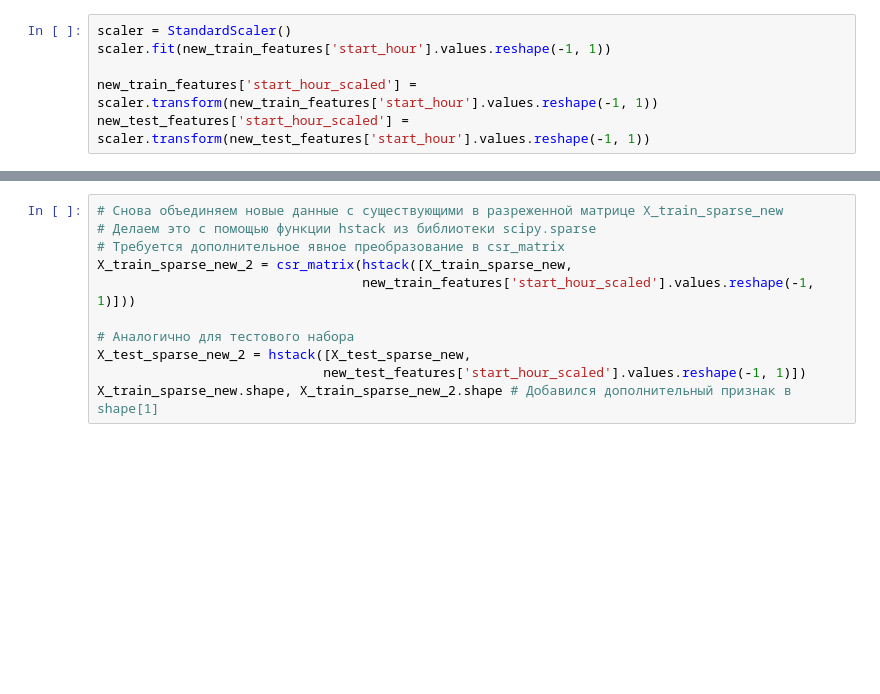
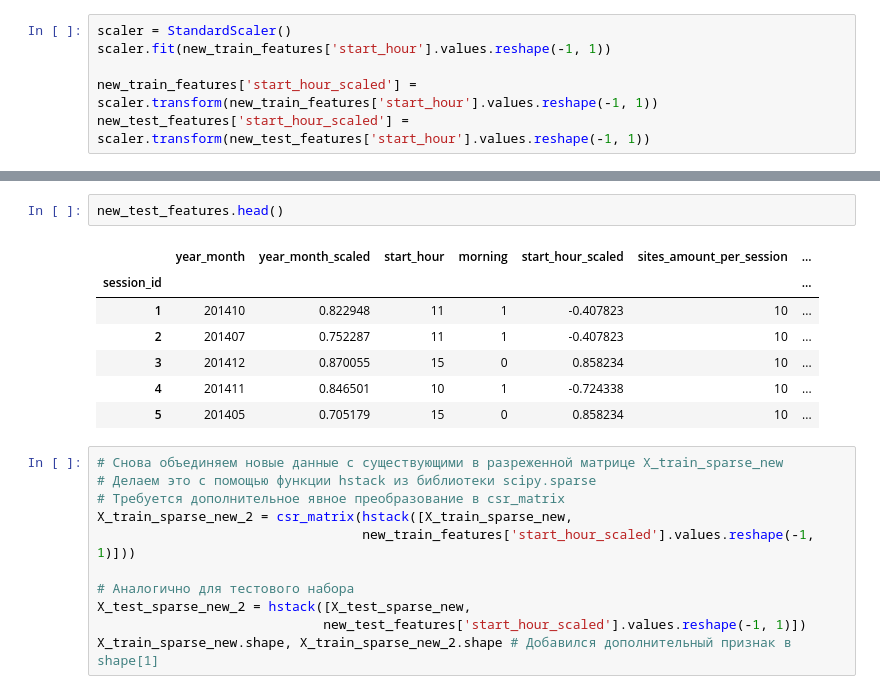
Before and after one commit to Noegon/mlcourse.ai, a Jupyter notebook: jupyter_russian/topic04_linear_models/lesson4_practice_alice_benchmarks.ipynb, the cells around one changed output, grey strips where cells are left out. Drawn from its saved outputs; the diff is of its cells as text; blank space fills up the shorter version.

```diff
--- a/jupyter_russian/topic04_linear_models/lesson4_practice_alice_benchmarks.ipynb
+++ b/jupyter_russian/topic04_linear_models/lesson4_practice_alice_benchmarks.ipynb
@@ -320,3 +409,13 @@ new_train_features.head()
+# %%
+new_test_features.head()
+# %% [output]
+|  | year_month | year_month_scaled | start_hour | morning | start_hour_scaled | sites_amount_per_session | ... |
+| session_id |  |  |  |  |  |  | ... |
+| 1 | 201410 | 0.822948 | 11 | 1 | -0.407823 | 10 | ... |
+| 2 | 201407 | 0.752287 | 11 | 1 | -0.407823 | 10 | ... |
+| 3 | 201412 | 0.870055 | 15 | 0 | 0.858234 | 10 | ... |
+| 4 | 201411 | 0.846501 | 10 | 1 | -0.724338 | 10 | ... |
+| 5 | 201405 | 0.705179 | 15 | 0 | 0.858234 | 10 | ... |
 # %%
 # Снова объединяем новые данные с существующими в разреженной матрице X_train_sparse_new
 # Делаем это с помощью функции hstack из библиотеки scipy.sparse
```
Also changed, not shown: parts of 46 cells of this notebook, 4 other files.
